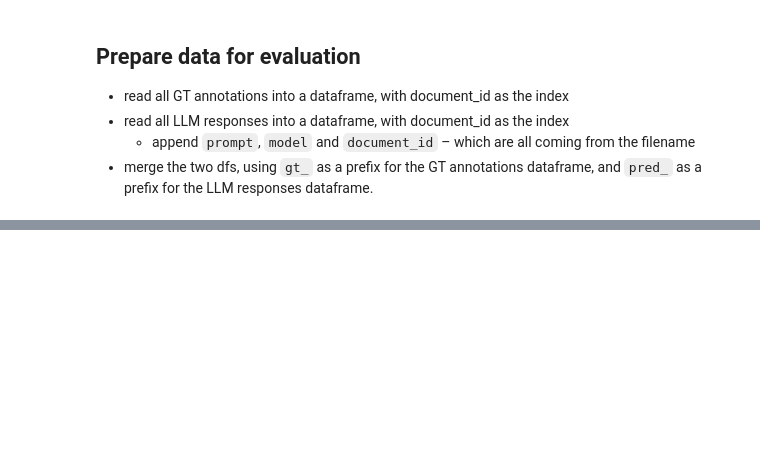
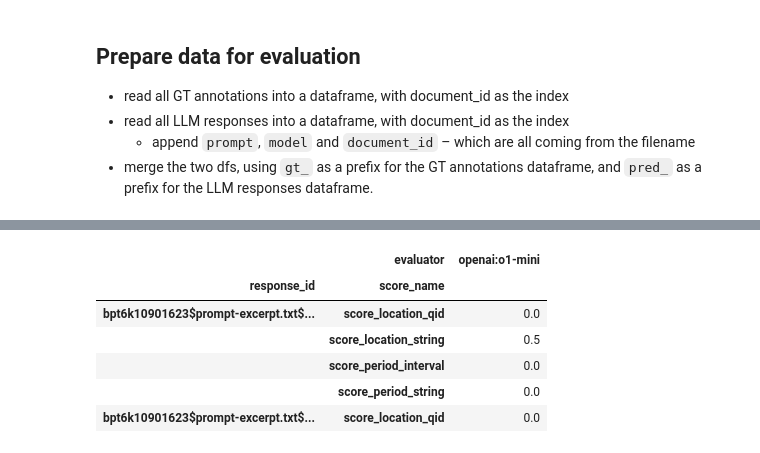
Before and after one commit to TextEnt/chrono-spatial-processing, a Jupyter notebook: notebooks/query-LLMs.ipynb, the cells around one changed output, grey strips where cells are left out. Drawn from its saved outputs; the diff is of its cells as text; code cells hidden in the pictures; blank space fills up the shorter version.

```diff
--- a/notebooks/query-LLMs.ipynb
+++ b/notebooks/query-LLMs.ipynb
@@ -585,0 +623,11 @@ df_eval_data[display_columns].to_csv('../data/evaluation_data.csv', sep='\t')
+# %%
+# this dataframe can be then merged with a similar one but for another annotator
+df.head()
+# %% [output]
+|  | evaluator | openai:o1-mini |
+| response_id | score_name |  |
+| bpt6k10901623$prompt-excerpt.txt$... | score_location_qid | 0.0 |
+|  | score_location_string | 0.5 |
+|  | score_period_interval | 0.0 |
+|  | score_period_string | 0.0 |
+| bpt6k10901623$prompt-excerpt.txt$... | score_location_qid | 0.0 |
```
Also changed, not shown: parts of 50 cells of this notebook, 3 other files.
